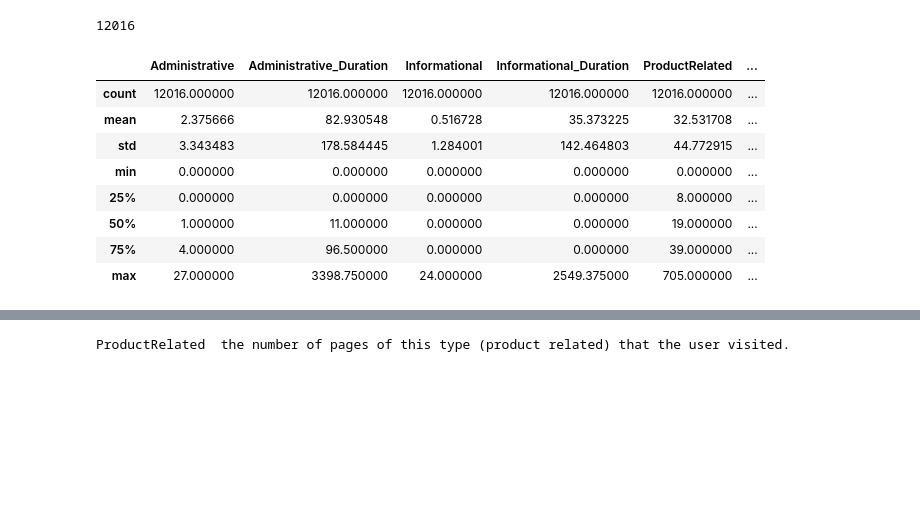
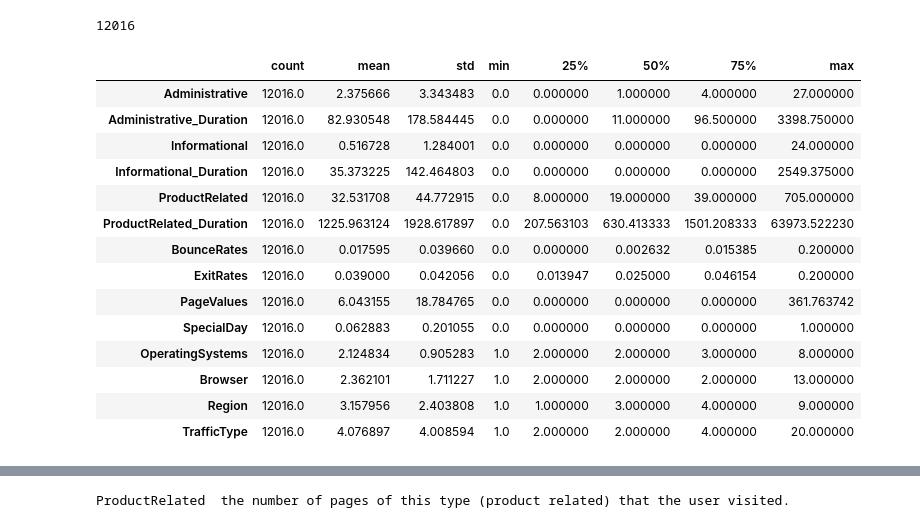
Before and after one commit to MARTINROCA/Data_Storytelling_Roca, a Jupyter notebook: Data_Storytelling_Roca_Martin.ipynb, the cells around one changed output, grey strips where cells are left out. Drawn from its saved outputs; the diff is of its cells as text; code cells hidden in the pictures; blank space fills up the shorter version.

```diff
--- a/Data_Storytelling_Roca_Martin.ipynb
+++ b/Data_Storytelling_Roca_Martin.ipynb
@@ -156,14 +175,20 @@ len(df_num)
 # %% [output]
 12016
 # %%
-df_num.describe()
+df_num.describe().T
 # %% [output]
-|  | Administrative | Administrative_Duration | Informational | Informational_Duration | ProductRelated | ... |
-| count | 12016.000000 | 12016.000000 | 12016.000000 | 12016.000000 | 12016.000000 | ... |
-| mean | 2.375666 | 82.930548 | 0.516728 | 35.373225 | 32.531708 | ... |
-| std | 3.343483 | 178.584445 | 1.284001 | 142.464803 | 44.772915 | ... |
-| min | 0.000000 | 0.000000 | 0.000000 | 0.000000 | 0.000000 | ... |
-| 25% | 0.000000 | 0.000000 | 0.000000 | 0.000000 | 8.000000 | ... |
-| 50% | 1.000000 | 11.000000 | 0.000000 | 0.000000 | 19.000000 | ... |
-| 75% | 4.000000 | 96.500000 | 0.000000 | 0.000000 | 39.000000 | ... |
-| max | 27.000000 | 3398.750000 | 24.000000 | 2549.375000 | 705.000000 | ... |
+|  | count | mean | std | min | 25% | 50% | 75% | max |
+| Administrative | 12016.0 | 2.375666 | 3.343483 | 0.0 | 0.000000 | 1.000000 | 4.000000 | 27.000000 |
+| Administrative_Duration | 12016.0 | 82.930548 | 178.584445 | 0.0 | 0.000000 | 11.000000 | 96.500000 | 3398.750000 |
+| Informational | 12016.0 | 0.516728 | 1.284001 | 0.0 | 0.000000 | 0.000000 | 0.000000 | 24.000000 |
+| Informational_Duration | 12016.0 | 35.373225 | 142.464803 | 0.0 | 0.000000 | 0.000000 | 0.000000 | 2549.375000 |
+| ProductRelated | 12016.0 | 32.531708 | 44.772915 | 0.0 | 8.000000 | 19.000000 | 39.000000 | 705.000000 |
+| ProductRelated_Duration | 12016.0 | 1225.963124 | 1928.617897 | 0.0 | 207.563103 | 630.413333 | 1501.208333 | 63973.522230 |
+| BounceRates | 12016.0 | 0.017595 | 0.039660 | 0.0 | 0.000000 | 0.002632 | 0.015385 | 0.200000 |
+| ExitRates | 12016.0 | 0.039000 | 0.042056 | 0.0 | 0.013947 | 0.025000 | 0.046154 | 0.200000 |
+| PageValues | 12016.0 | 6.043155 | 18.784765 | 0.0 | 0.000000 | 0.000000 | 0.000000 | 361.763742 |
+| SpecialDay | 12016.0 | 0.062883 | 0.201055 | 0.0 | 0.000000 | 0.000000 | 0.000000 | 1.000000 |
+| OperatingSystems | 12016.0 | 2.124834 | 0.905283 | 1.0 | 2.000000 | 2.000000 | 3.000000 | 8.000000 |
+| Browser | 12016.0 | 2.362101 | 1.711227 | 1.0 | 2.000000 | 2.000000 | 2.000000 | 13.000000 |
+| Region | 12016.0 | 3.157956 | 2.403808 | 1.0 | 1.000000 | 3.000000 | 4.000000 | 9.000000 |
+| TrafficType | 12016.0 | 4.076897 | 4.008594 | 1.0 | 2.000000 | 2.000000 | 4.000000 | 20.000000 |
```
Also changed, not shown: parts of 14 cells of this notebook.
